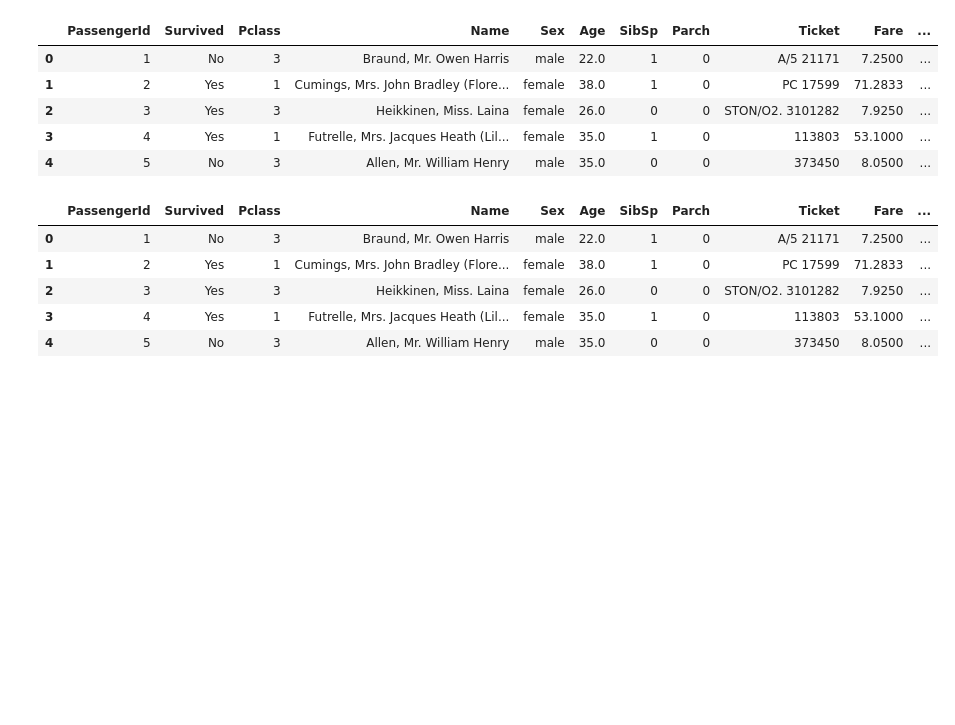
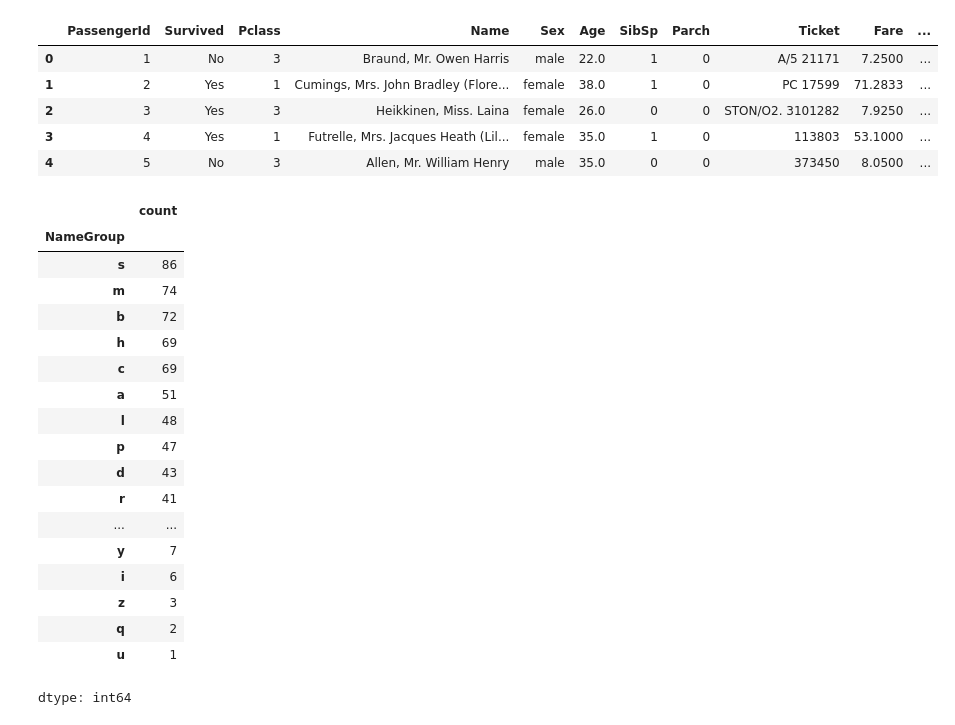
Before and after one commit to MosesIbe23/CSE450_Machine_Learning, a Jupyter notebook: Assessment.ipynb, the cells around one changed output. Cells and saved outputs as stored; diff of their text form; code cells hidden in the pictures; blank space fills up the shorter version.

```diff
--- a/Assessment.ipynb
+++ b/Assessment.ipynb
@@ -171,10 +171,24 @@ titanic.head()
 # %%
 titanic['NameGroup'] = titanic['Name'].str.split(',').str[0].str.lower().str[0]
 titanic.head()
+titanic['NameGroup'].value_counts()
 # %% [output]
-|  | PassengerId | Survived | Pclass | Name | Sex | Age | SibSp | Parch | Ticket | Fare | ... |
-| 0 | 1 | No | 3 | Braund, Mr. Owen Harris | male | 22.0 | 1 | 0 | A/5 21171 | 7.2500 | ... |
-| 1 | 2 | Yes | 1 | Cumings, Mrs. John Bradley (Flore... | female | 38.0 | 1 | 0 | PC 17599 | 71.2833 | ... |
-| 2 | 3 | Yes | 3 | Heikkinen, Miss. Laina | female | 26.0 | 0 | 0 | STON/O2. 3101282 | 7.9250 | ... |
-| 3 | 4 | Yes | 1 | Futrelle, Mrs. Jacques Heath (Lil... | female | 35.0 | 1 | 0 | 113803 | 53.1000 | ... |
-| 4 | 5 | No | 3 | Allen, Mr. William Henry | male | 35.0 | 0 | 0 | 373450 | 8.0500 | ... |
+|  | count |
+| NameGroup |  |
+| s | 86 |
+| m | 74 |
+| b | 72 |
+| h | 69 |
+| c | 69 |
+| a | 51 |
+| l | 48 |
+| p | 47 |
+| d | 43 |
+| r | 41 |
+| ... | ... |
+| y | 7 |
+| i | 6 |
+| z | 3 |
+| q | 2 |
+| u | 1 |
+dtype: int64
```
